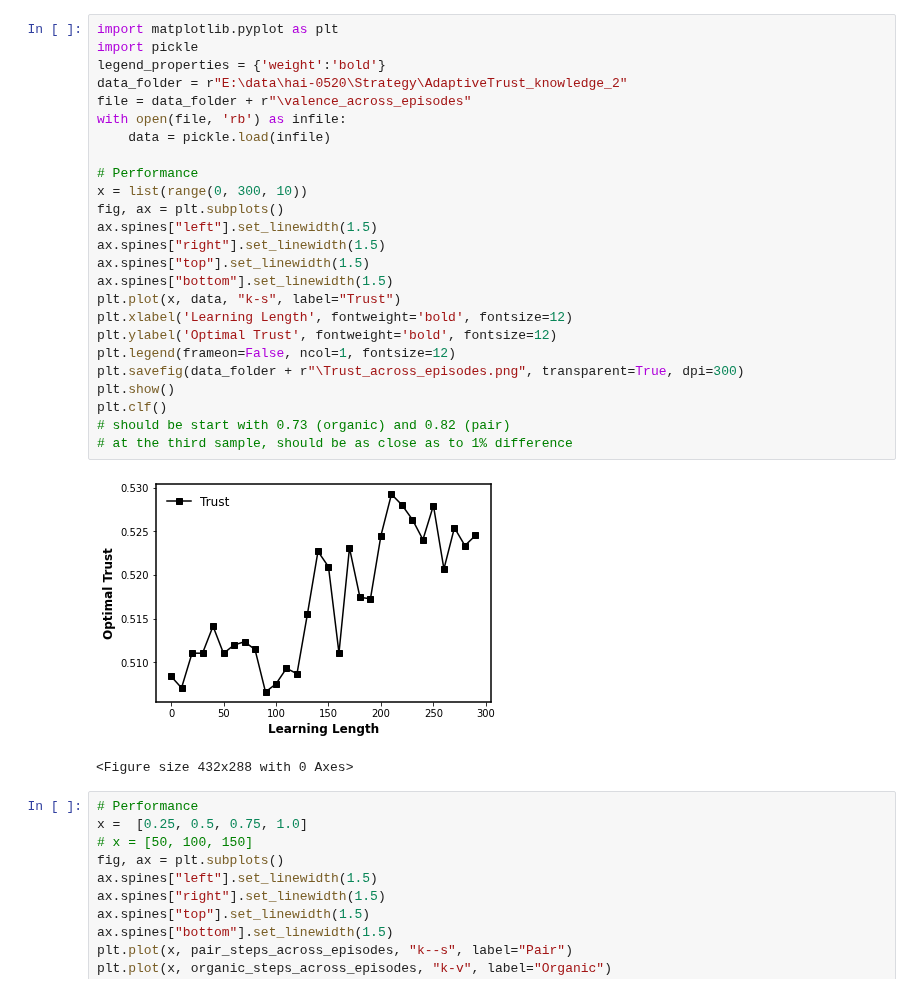
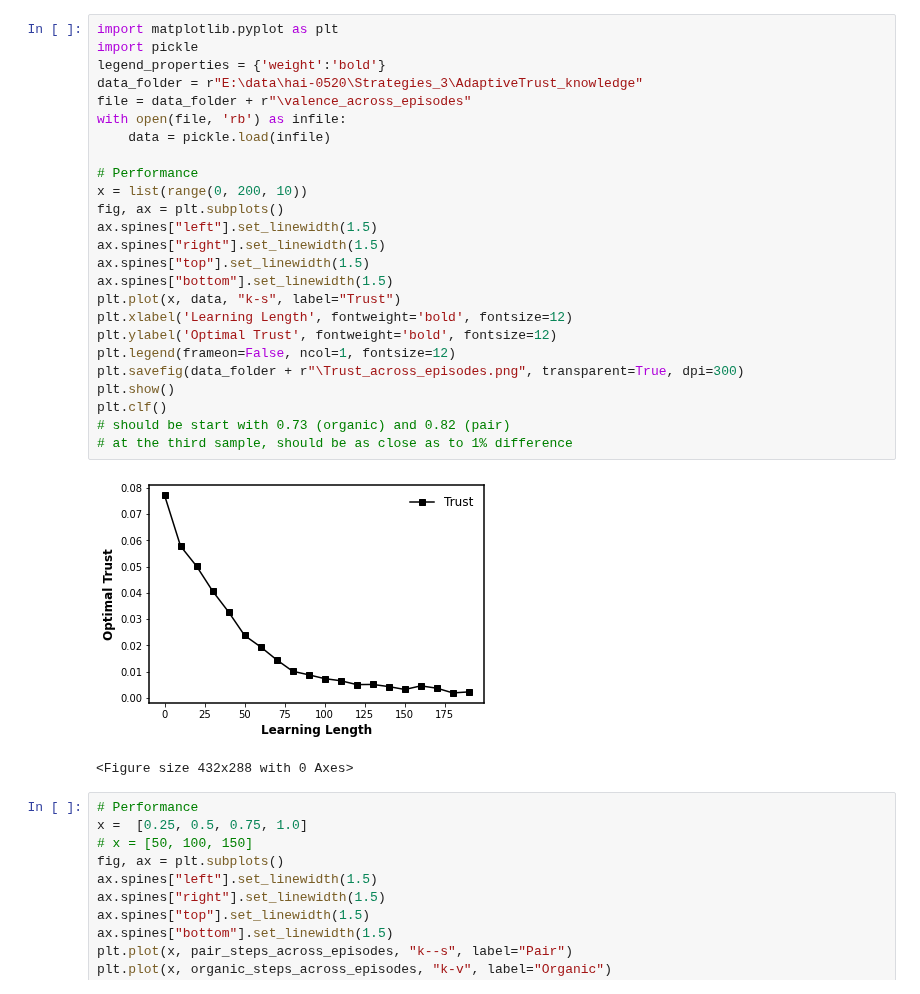
Before and after one commit to GrandJune/HAI, a Jupyter notebook: Strategies/AdaptiveTrust_knowledge/Results.ipynb, the cells around one changed output. Cells and saved outputs as stored; diff of their text form.

Commit message:
Initialize: Figure 1-performance across learning length
Figure 2-Informed across distance from low peaks

```diff
--- a/Strategies/AdaptiveTrust_knowledge/Results.ipynb
+++ b/Strategies/AdaptiveTrust_knowledge/Results.ipynb
@@ -1,30 +1,30 @@
 # %%
 import matplotlib.pyplot as plt
 import pickle
 legend_properties = {'weight':'bold'}
-data_folder = r"E:\data\hai-0520\Strategy\AdaptiveTrust_knowledge_2"
+data_folder = r"E:\data\hai-0520\Strategies_3\AdaptiveTrust_knowledge"
 file = data_folder + r"\valence_across_episodes"
 with open(file, 'rb') as infile:
     data = pickle.load(infile)
 
 # Performance
-x = list(range(0, 300, 10))
+x = list(range(0, 200, 10))
 fig, ax = plt.subplots()
 ax.spines["left"].set_linewidth(1.5)
 ax.spines["right"].set_linewidth(1.5)
 ax.spines["top"].set_linewidth(1.5)
 ax.spines["bottom"].set_linewidth(1.5)
 plt.plot(x, data, "k-s", label="Trust")
 plt.xlabel('Learning Length', fontweight='bold', fontsize=12)
 plt.ylabel('Optimal Trust', fontweight='bold', fontsize=12)
 plt.legend(frameon=False, ncol=1, fontsize=12)
 plt.savefig(data_folder + r"\Trust_across_episodes.png", transparent=True, dpi=300)
 plt.show()
 plt.clf()
 # should be start with 0.73 (organic) and 0.82 (pair)
 # at the third sample, should be as close as to 1% difference
 # %% [output]
-[figure, old version]
+[figure, new version]
 <Figure size 432x288 with 0 Axes>
 # %%
 # Performance
```
Also changed, not shown: 4 other files.
